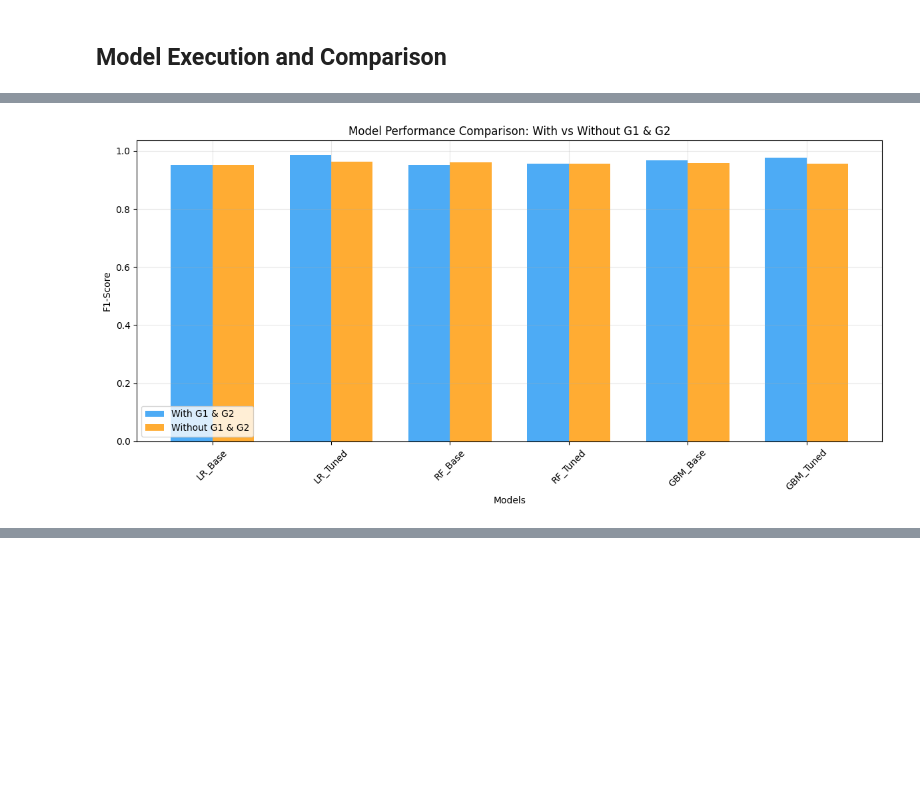
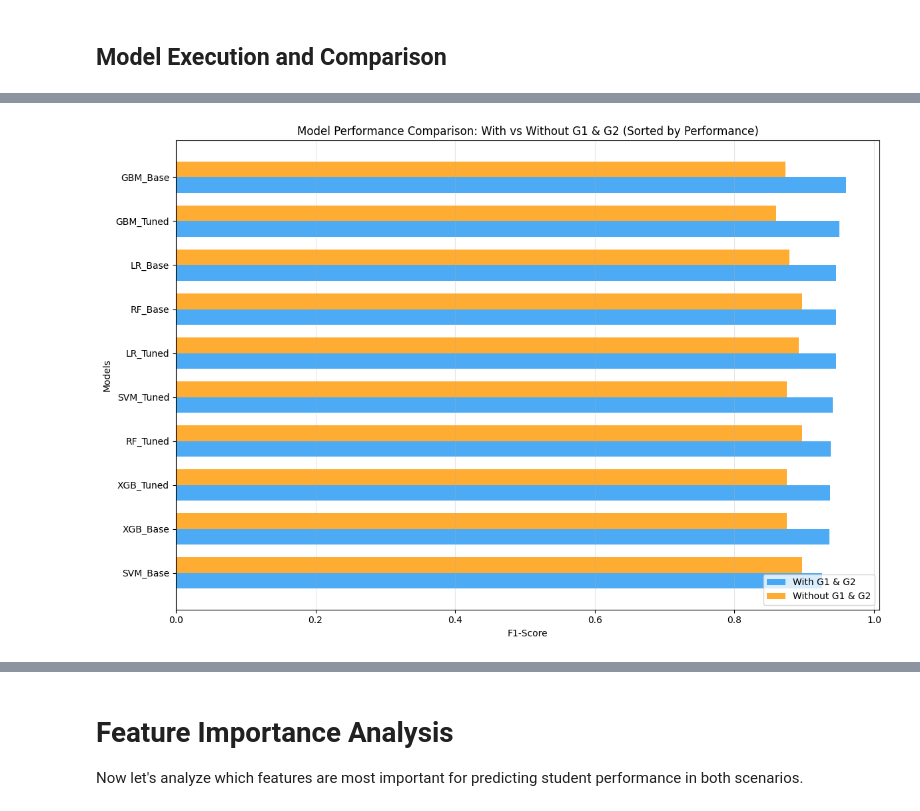
Before and after one commit to kar1myasser/Students-Performance-Analysis, a Jupyter notebook: notebooks/04_supervised_learning.ipynb, the cells around one changed output, grey strips where cells are left out. Saved outputs shown, nothing was run; the diff lists cells and outputs as text; code cells hidden in the pictures; blank space fills up the shorter version.

```diff
--- a/notebooks/04_supervised_learning.ipynb
+++ b/notebooks/04_supervised_learning.ipynb
@@ -39,4 +39,4 @@ warnings.filterwarnings("ignore")
 XGBoost successfully imported!
 # %%
 df = pd.read_pickle(r"../data/processed/cleaned_dataset.pkl")
-df
+df.drop(columns=["grade_average"], inplace=True)
@@ -857,6 +969,17 @@ print("_" * 50)
 xgb_tuned_acc_no, xgb_tuned_prec_no, xgb_tuned_rec_no, xgb_tuned_f1_no = xgboost_tuned(
     X_train_without_grades, X_test_without_grades, "Without G1 & G2"
 )
+print("_" * 50)
+
+# SVM - Base & Tuned
+svm_base_acc_no, svm_base_prec_no, svm_base_rec_no, svm_base_f1_no = svm_base(
+    X_train_without_grades, X_test_without_grades, "Without G1 & G2"
+)
+print("_" * 50)
+
+svm_tuned_acc_no, svm_tuned_prec_no, svm_tuned_rec_no, svm_tuned_f1_no = svm_tuned(
+    X_train_without_grades, X_test_without_grades, "Without G1 & G2"
+)
 
 # Store results WITHOUT grades
 results["without_grades"] = {
@@ -878,6 +1001,13 @@ results["without_grades"] = {
         xgb_tuned_rec_no,
         xgb_tuned_f1_no,
     ],
+    "SVM_Base": [svm_base_acc_no, svm_base_prec_no, svm_base_rec_no, svm_base_f1_no],
+    "SVM_Tuned": [
+        svm_tuned_acc_no,
+        svm_tuned_prec_no,
+        svm_tuned_rec_no,
+        svm_tuned_f1_no,
+    ],
 }
 # %% [output]
 ============================================================
@@ -1026,34 +1157,41 @@ f1_comparison = pd.DataFrame(
 print("\nF1-Score Comparison:")
 print(f1_comparison.round(4))
 
-# Visualize F1-Score comparison
-plt.figure(figsize=(12, 6))
-x = np.arange(len(f1_comparison.index))
-width = 0.35
+# Visualize F1-Score comparison with horizontal bars (sorted)
+# Sort by "With G1 & G2" performance (descending)
+f1_comparison_sorted = f1_comparison.sort_values(
+    "With G1 & G2", ascending=True
+)  # ascending=True for horizontal bars
 
-plt.bar(
-    x - width / 2,
-    f1_comparison["With G1 & G2"],
-    width,
+plt.figure(figsize=(12, 8))
+y_pos = np.arange(len(f1_comparison_sorted.index))
+bar_height = 0.35
+
+plt.barh(
+    y_pos - bar_height / 2,
+    f1_comparison_sorted["With G1 & G2"],
+    bar_height,
     label="With G1 & G2",
     alpha=0.8,
     color="#2196f3",
 )
-plt.bar(
-    x + width / 2,
-    f1_comparison["Without G1 & G2"],
-    width,
+plt.barh(
+    y_pos + bar_height / 2,
+    f1_comparison_sorted["Without G1 & G2"],
+    bar_height,
     label="Without G1 & G2",
     alpha=0.8,
     color="#ff9800",
 )
 
-plt.xlabel("Models")
-plt.ylabel("F1-Score")
-plt.title("Model Performance Comparison: With vs Without G1 & G2")
-plt.xticks(x, f1_comparison.index, rotation=45)
-plt.legend(loc="lower left")
-plt.grid(True, alpha=0.3)
+plt.ylabel("Models")
+plt.xlabel("F1-Score")
+plt.title(
+    "Model Performance Comparison: With vs Without G1 & G2 (Sorted by Performance)"
+)
+plt.yticks(y_pos, f1_comparison_sorted.index)
+plt.legend(loc="lower right")
+plt.grid(True, alpha=0.3, axis="x")
 plt.tight_layout()
 plt.show()
 
@@ -1096,2 +1234,2 @@ GBM_Tuned        0.9776           0.9554
-[figure, old version]
+[figure, new version]
 Best Performing Models:
@@ -1107,0 +1250,4 @@ GBM_Tuned: +0.0222 (2.3% improvement)
+# %% [markdown]
+# Feature Importance Analysis
+
+Now let's analyze which features are most important for predicting student performance in both scenarios.
```
Also changed, not shown: parts of 13 cells of this notebook, 25 other files.
